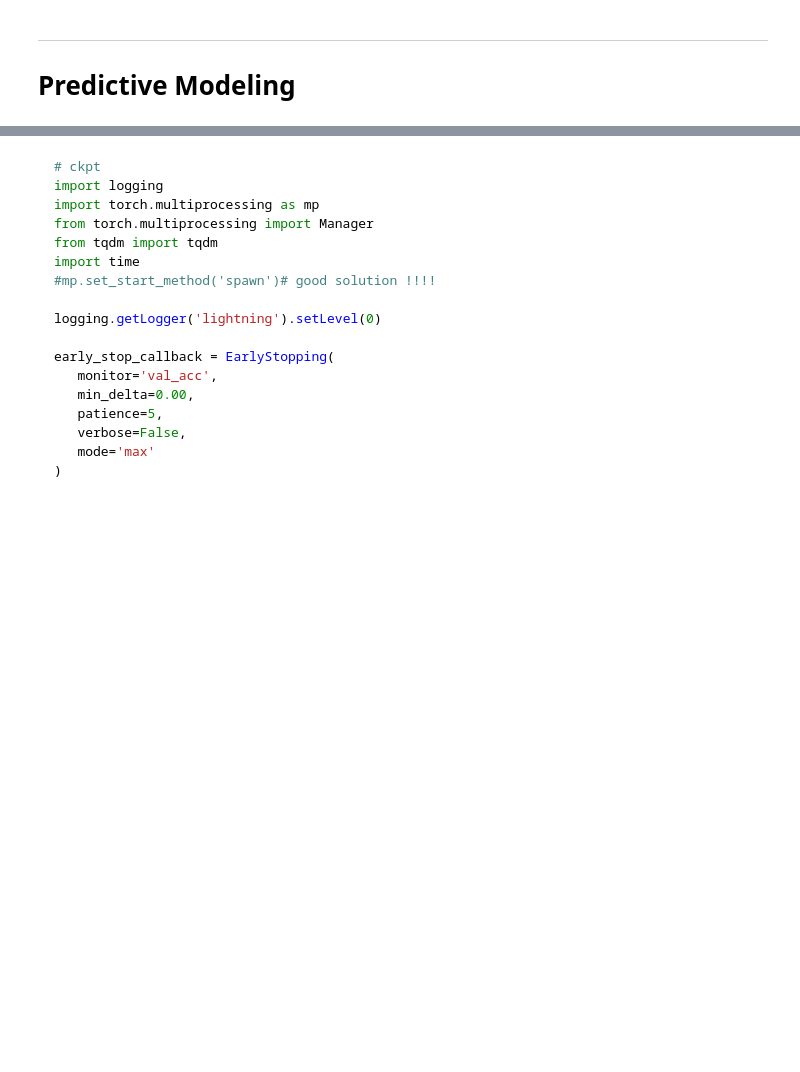
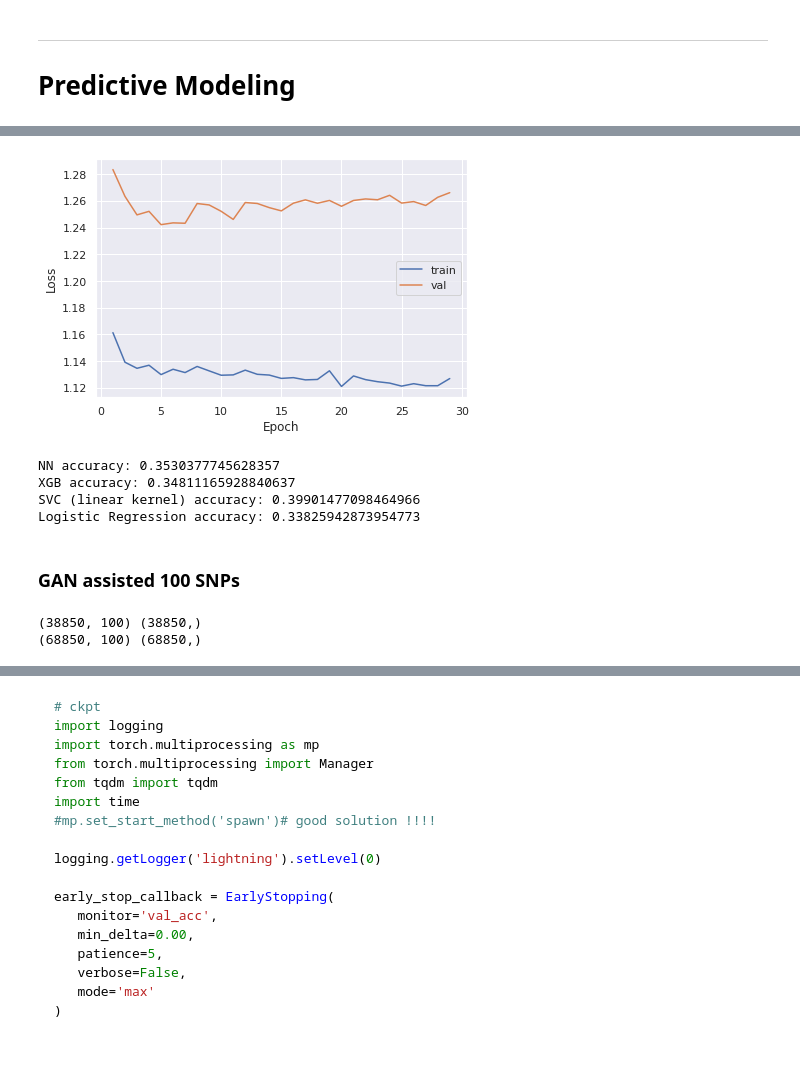
Before and after one commit to Unique-Divine/GANs-for-Genomics, a Jupyter notebook: NNsforGenomics_Colab.ipynb, the cells around one changed output, grey strips where cells are left out. Cells and saved outputs as stored; diff of their text form; code cells hidden in the pictures; blank space fills up the shorter version.

```diff
--- a/NNsforGenomics_Colab.ipynb
+++ b/NNsforGenomics_Colab.ipynb
@@ -838,0 +896,29 @@ NameError: ignored
+# %%
+X_train, X_test = X_selectk(k = 100, tt_split=True)
+# PCA_reduction()
+balanced = balance_dataset(X_train, Y_TRAIN)
+X_train = balanced.X
+Y_train = balanced.Y
+X_val = balanced.X_extra
+Y_val = balanced.Y_extra
+train_set = TabularDataset(X_train, Y_train)
+val_set = TabularDataset(X_val, Y_val)
+test_set = TabularDataset(X_test, Y_TEST)
+# %%
+network = LitFFNN(X = X_train, train_set = train_set, val_set = val_set,
+    test_set = test_set, data_dir = data_path, batch_size = 100  )
+trainer = pl.Trainer(max_epochs = 30, gpus = 1, fast_dev_run = False,
+    progress_bar_refresh_rate = 50)
+trainer.fit(network)
+network.plot_losses(plot_train = True)
+# %% [output]
+[figure, added]
+# %%
+print_metrics(network)
+# %% [output]
+NN accuracy: 0.3530377745628357
+XGB accuracy: 0.34811165928840637
+SVC (linear kernel) accuracy: 0.39901477098464966
+Logistic Regression accuracy: 0.33825942873954773
+# %% [markdown]
+### GAN assisted 100 SNPs
@@ -838,0 +932,16 @@ NameError: ignored
+# %%
+X_synth, Y_synth = g.create_synth_samples(30000)
+Y_synth = np.round(Y_synth).astype(int)
+
+print(X_train.shape, Y_train.shape)
+
+Y_train = np.concatenate([Y_train.flatten(), Y_synth])
+X_train = np.vstack([X_train, X_synth])
+
+print(X_train.shape, Y_train.shape)
+train_set = TabularDataset(X_train, Y_train)
+val_set = TabularDataset(X_val, Y_val)
+test_set = TabularDataset(X_test, Y_TEST)
+# %% [output]
+(38850, 100) (38850,)
+(68850, 100) (68850,)
```
Also changed, not shown: parts of 58 cells of this notebook.
